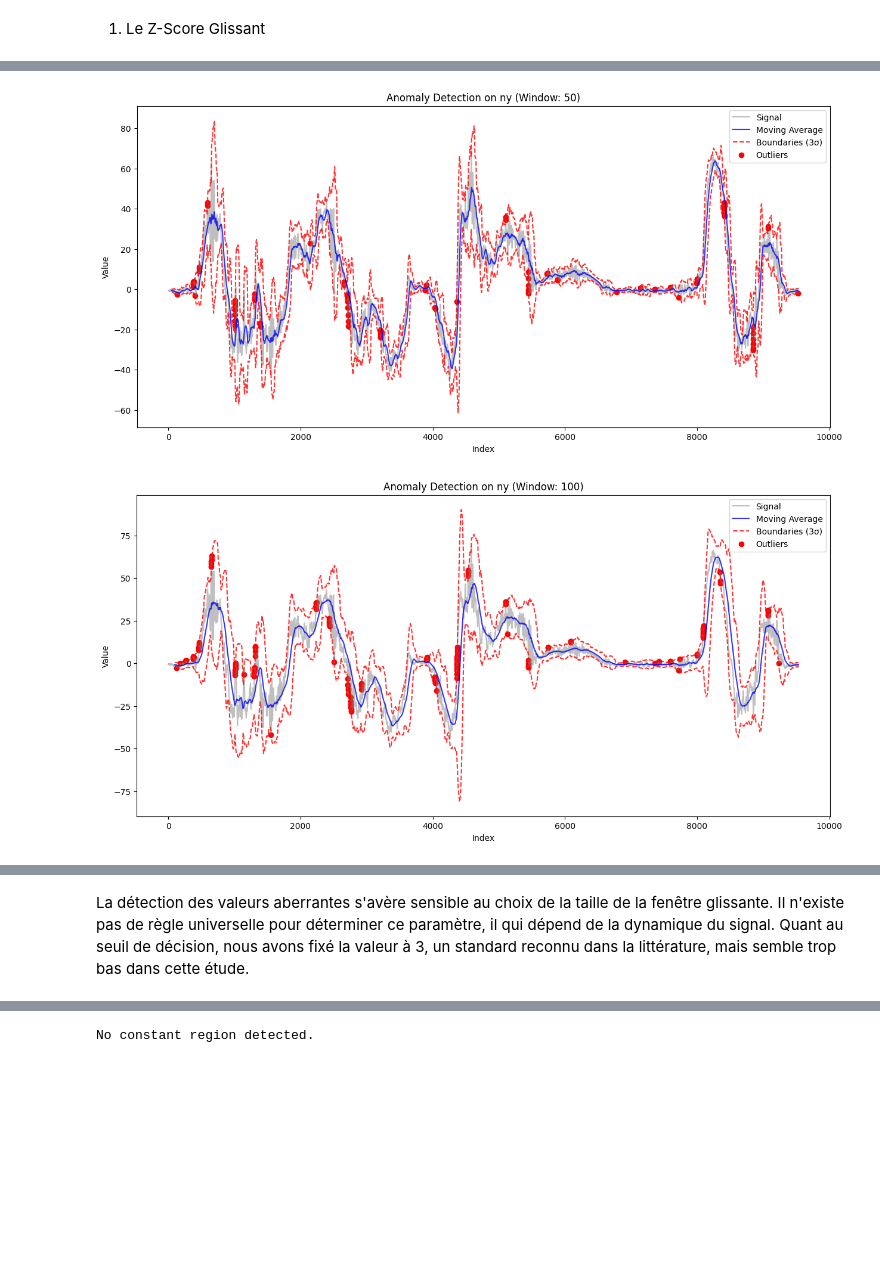
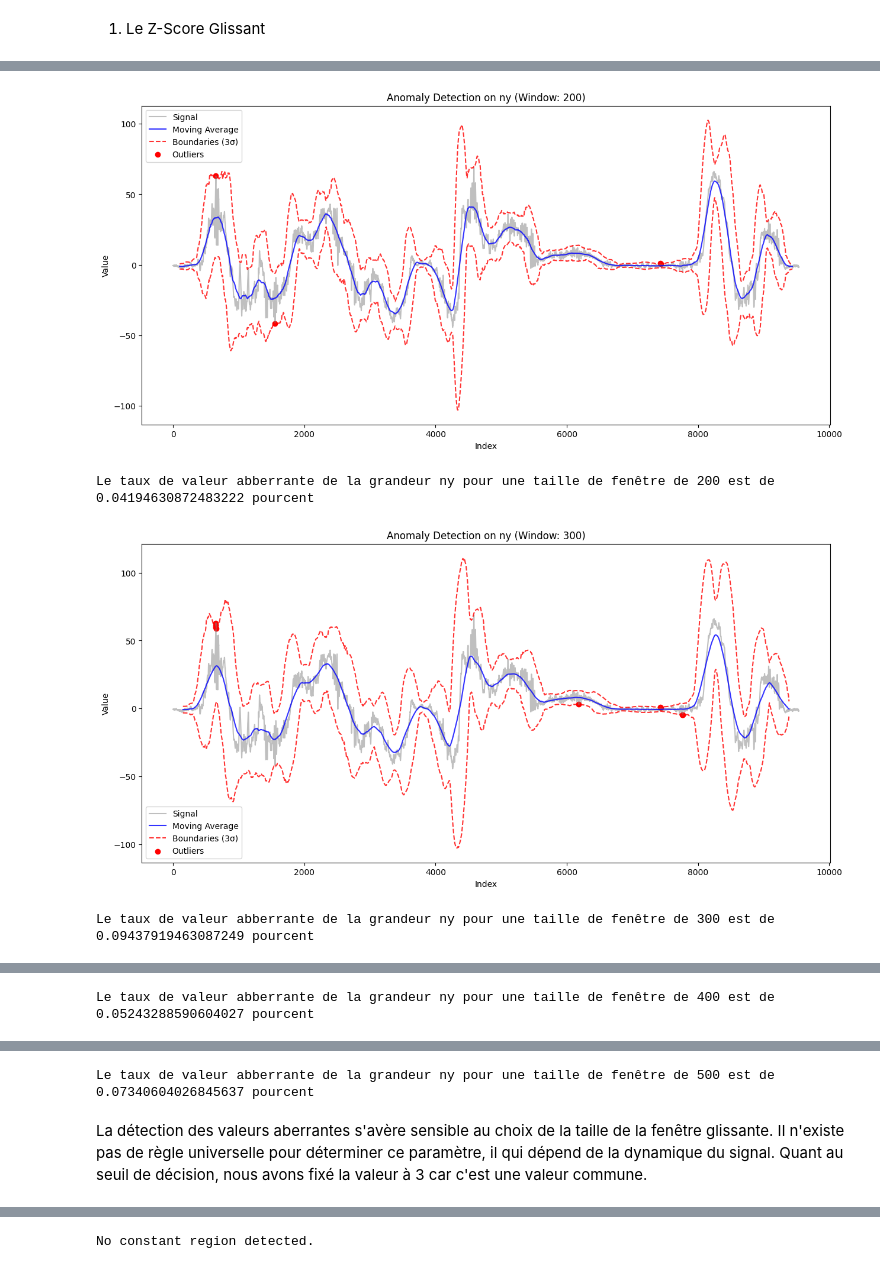
Before and after one commit to lukasfauli/Projet-recheche-INSA-anomaly-detection-librairy, a Jupyter notebook: studies_stats/anl01p1-anomaly_detection_stats.ipynb, the cells around one changed output, grey strips where cells are left out. Cells and saved outputs as stored; diff of their text form; code cells hidden in the pictures; blank space fills up the shorter version.

```diff
--- a/studies_stats/anl01p1-anomaly_detection_stats.ipynb
+++ b/studies_stats/anl01p1-anomaly_detection_stats.ipynb
@@ -47,8 +49,11 @@ display(df.describe())
 | max | 2461.680000 | 2697.870000 | 2626.880000 | 2574.370000 | 13851.00000 | 13810.700000 | 19642.900000 | 27800.300000 | 178.316000 | 146.757000 | 119.712000 | ... |
 # %%
 #Choix de la taille de la fenêtre pour la colonne 'ny'
-for win_size in (50,100,200,500):
-    outlier_pstr1=stat.zscore_glissant(window_size=win_size,df_column=df['ny'],threshold=3)
+for win_size in (200,300,400,500):
+    outlier_ny,taux_outlier=stat.zscore_glissant(window_size=win_size,df_column=df['ny'],threshold=3)
+    print(f"Le taux de valeur abberrante de la grandeur ny pour une taille de fenêtre de {win_size} est de {taux_outlier} pourcent")
 # %% [output]
-[figure, old version]
+[figure, new version]
+Le taux de valeur abberrante de la grandeur ny pour une taille de fenêtre de 200 est de 0.04194630872483222 pourcent
-[figure, old version]
+[figure, new version]
+Le taux de valeur abberrante de la grandeur ny pour une taille de fenêtre de 300 est de 0.09437919463087249 pourcent
@@ -55,0 +61 @@ for win_size in (50,100,200,500):
+Le taux de valeur abberrante de la grandeur ny pour une taille de fenêtre de 400 est de 0.05243288590604027 pourcent
@@ -57,3 +63,4 @@ for win_size in (50,100,200,500):
+Le taux de valeur abberrante de la grandeur ny pour une taille de fenêtre de 500 est de 0.07340604026845637 pourcent
 # %% [markdown]
-La détection des valeurs aberrantes s'avère sensible au choix de la taille de la fenêtre glissante. Il n'existe pas de règle universelle pour déterminer ce paramètre, il qui dépend de la dynamique du signal. Quant au seuil de décision, nous avons fixé la valeur à 3, un standard reconnu dans la littérature, mais semble trop bas dans cette étude.
+La détection des valeurs aberrantes s'avère sensible au choix de la taille de la fenêtre glissante. Il n'existe pas de règle universelle pour déterminer ce paramètre, il qui dépend de la dynamique du signal. Quant au seuil de décision, nous avons fixé la valeur à 3 car c'est une valeur commune.
 # %%
```
Also changed, not shown: parts of 3 cells of this notebook, 1 other file.
